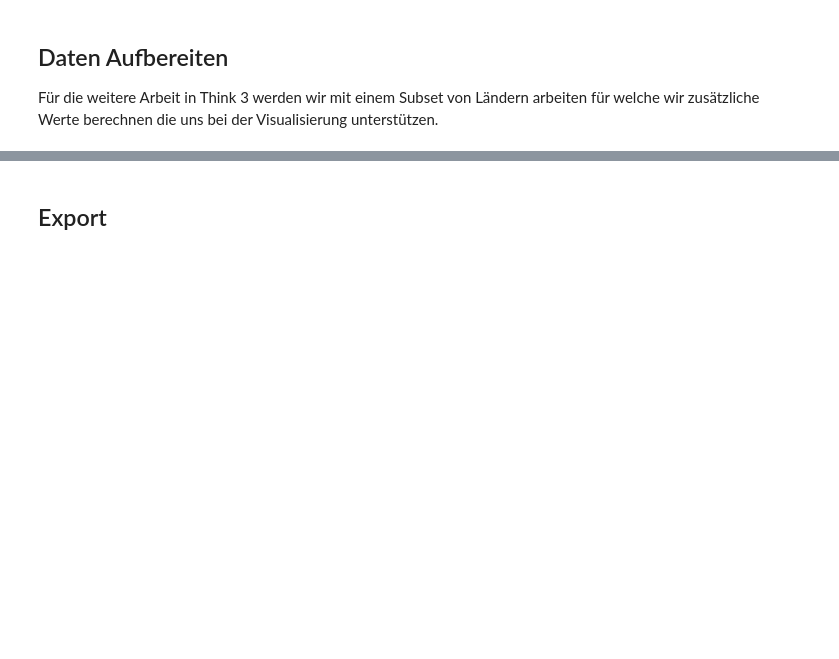
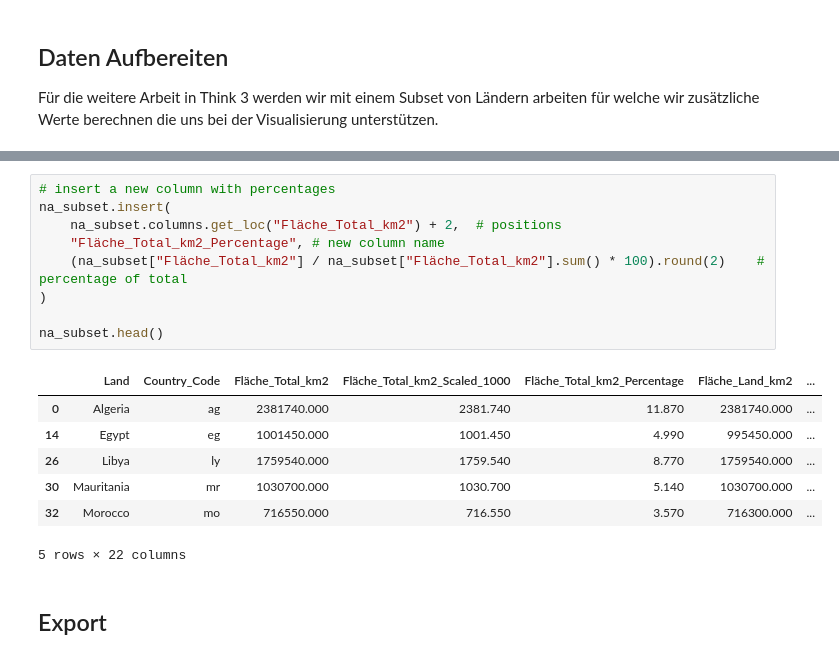
Before and after one commit to hslu-dda/dda-introduction-to-python, a Jupyter notebook: 03_Pandas/Python_Pandas.ipynb, the cells around one changed output, grey strips where cells are left out. Drawn from its saved outputs; the diff is of its cells as text; blank space fills up the shorter version.

```diff
--- a/03_Pandas/Python_Pandas.ipynb
+++ b/03_Pandas/Python_Pandas.ipynb
@@ -326,3 +360,20 @@ See the caveats in the documentation: https://pandas.pydata.org/pandas-docs/stab
+# %%
+# insert a new column with percentages
+na_subset.insert(
+    na_subset.columns.get_loc("Fläche_Total_km2") + 2,  # positions
+    "Fläche_Total_km2_Percentage", # new column name
+    (na_subset["Fläche_Total_km2"] / na_subset["Fläche_Total_km2"].sum() * 100).round(2)    # percentage of total
+)
+
+na_subset.head()
+# %% [output]
+|  | Land | Country_Code | Fläche_Total_km2 | Fläche_Total_km2_Scaled_1000 | Fläche_Total_km2_Percentage | Fläche_Land_km2 | ... |
+| 0 | Algeria | ag | 2381740.000 | 2381.740 | 11.870 | 2381740.000 | ... |
+| 14 | Egypt | eg | 1001450.000 | 1001.450 | 4.990 | 995450.000 | ... |
+| 26 | Libya | ly | 1759540.000 | 1759.540 | 8.770 | 1759540.000 | ... |
+| 30 | Mauritania | mr | 1030700.000 | 1030.700 | 5.140 | 1030700.000 | ... |
+| 32 | Morocco | mo | 716550.000 | 716.550 | 3.570 | 716300.000 | ... |
+5 rows × 22 columns
 # %% [markdown]
 ## Export
 # %%
```
Also changed, not shown: parts of 3 cells of this notebook, 1 other file.
